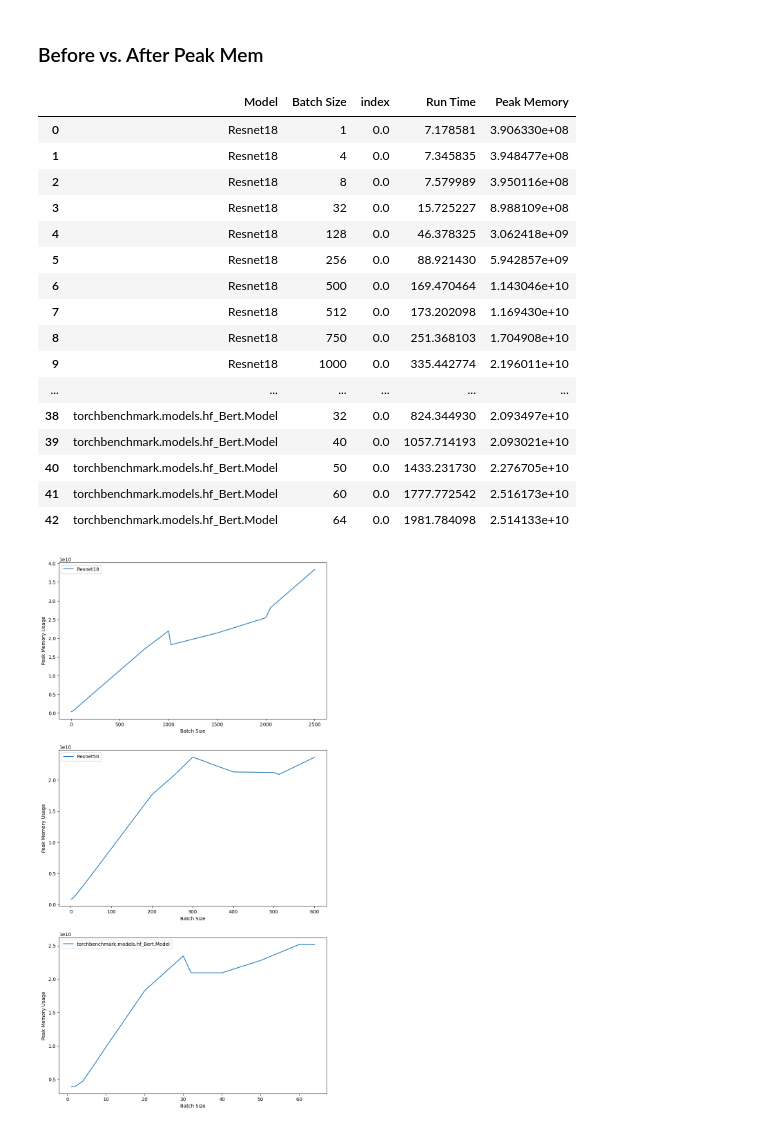
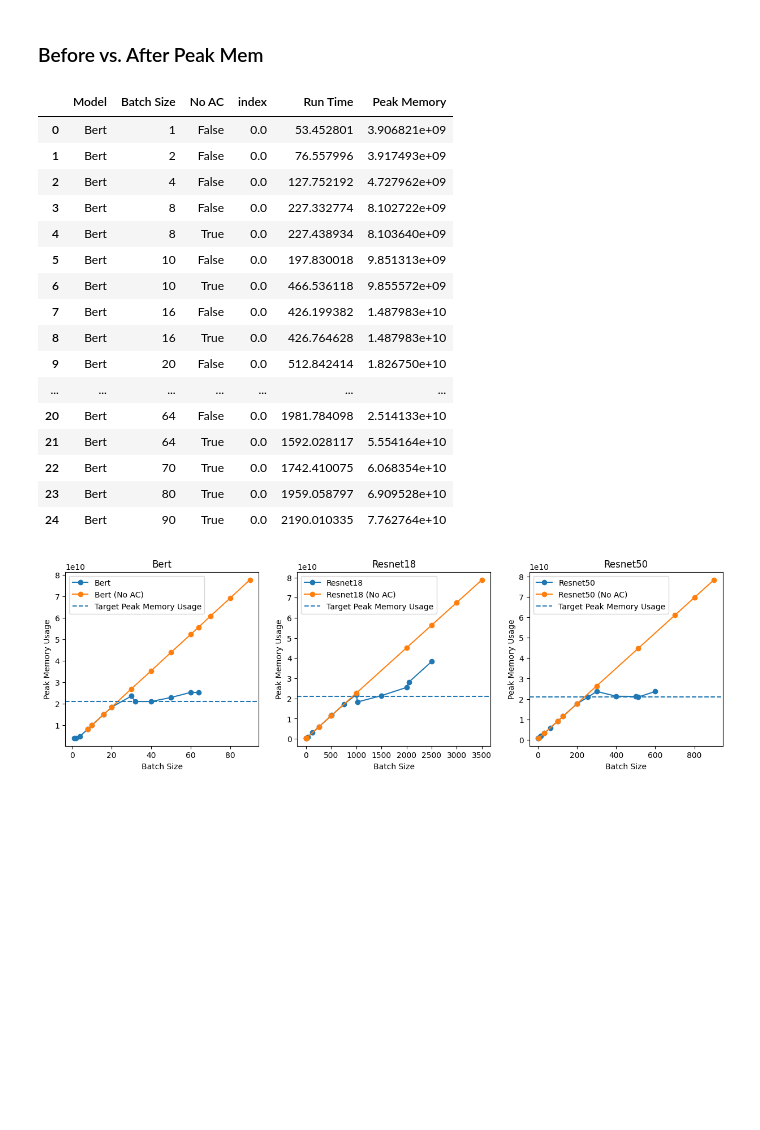
Before and after one commit to sanketkshah/cs265-mlsys-2024, a Jupyter notebook: plot_things.ipynb, the cells around one changed output. Cells and saved outputs as stored; diff of their text form; code cells hidden in the pictures; blank space fills up the shorter version.

```diff
--- a/plot_things.ipynb
+++ b/plot_things.ipynb
@@ -74,40 +81,64 @@ for file in os.listdir("results"):
             df = pd.concat([df, row_df])
 df = df.reset_index()
 
+# Change torchbenchmark.models.hf_Bert.Model to Bert
+df["Model"] = df["Model"].str.replace("torchbenchmark.models.hf_Bert.Model", "Bert")
+df["Model"] = df["Model"].str.replace(
+    "torchbenchmark.models.hf_Bert.Model (No AC)", "Bert (No AC)"
+)
+
+# Create a separate column for whether the model is no ac or not
+df["No AC"] = df["Model"].str.contains("No AC")
+# Remove the No AC from the Model column
+df["Model"] = df["Model"].str.replace(" (No AC)", "")
+
 # Group by Model and Batch Size and get the mean of the other two columns
-df = df.groupby(["Model", "Batch Size"]).mean().reset_index()
-df
+df = df.groupby(["Model", "Batch Size", "No AC"]).mean().reset_index()
+df.loc[df["Model"] == "Bert"]
 # %% [output]
-|  | Model | Batch Size | index | Run Time | Peak Memory |
-| 0 | Resnet18 | 1 | 0.0 | 7.178581 | 3.906330e+08 |
-| 1 | Resnet18 | 4 | 0.0 | 7.345835 | 3.948477e+08 |
-| 2 | Resnet18 | 8 | 0.0 | 7.579989 | 3.950116e+08 |
-| 3 | Resnet18 | 32 | 0.0 | 15.725227 | 8.988109e+08 |
-| 4 | Resnet18 | 128 | 0.0 | 46.378325 | 3.062418e+09 |
-| 5 | Resnet18 | 256 | 0.0 | 88.921430 | 5.942857e+09 |
-| 6 | Resnet18 | 500 | 0.0 | 169.470464 | 1.143046e+10 |
-| 7 | Resnet18 | 512 | 0.0 | 173.202098 | 1.169430e+10 |
-| 8 | Resnet18 | 750 | 0.0 | 251.368103 | 1.704908e+10 |
-| 9 | Resnet18 | 1000 | 0.0 | 335.442774 | 2.196011e+10 |
-| ... | ... | ... | ... | ... | ... |
-| 38 | torchbenchmark.models.hf_Bert.Model | 32 | 0.0 | 824.344930 | 2.093497e+10 |
-| 39 | torchbenchmark.models.hf_Bert.Model | 40 | 0.0 | 1057.714193 | 2.093021e+10 |
-| 40 | torchbenchmark.models.hf_Bert.Model | 50 | 0.0 | 1433.231730 | 2.276705e+10 |
-| 41 | torchbenchmark.models.hf_Bert.Model | 60 | 0.0 | 1777.772542 | 2.516173e+10 |
-| 42 | torchbenchmark.models.hf_Bert.Model | 64 | 0.0 | 1981.784098 | 2.514133e+10 |
+|  | Model | Batch Size | No AC | index | Run Time | Peak Memory |
+| 0 | Bert | 1 | False | 0.0 | 53.452801 | 3.906821e+09 |
+| 1 | Bert | 2 | False | 0.0 | 76.557996 | 3.917493e+09 |
+| 2 | Bert | 4 | False | 0.0 | 127.752192 | 4.727962e+09 |
+| 3 | Bert | 8 | False | 0.0 | 227.332774 | 8.102722e+09 |
+| 4 | Bert | 8 | True | 0.0 | 227.438934 | 8.103640e+09 |
+| 5 | Bert | 10 | False | 0.0 | 197.830018 | 9.851313e+09 |
+| 6 | Bert | 10 | True | 0.0 | 466.536118 | 9.855572e+09 |
+| 7 | Bert | 16 | False | 0.0 | 426.199382 | 1.487983e+10 |
+| 8 | Bert | 16 | True | 0.0 | 426.764628 | 1.487983e+10 |
+| 9 | Bert | 20 | False | 0.0 | 512.842414 | 1.826750e+10 |
+| ... | ... | ... | ... | ... | ... | ... |
+| 20 | Bert | 64 | False | 0.0 | 1981.784098 | 2.514133e+10 |
+| 21 | Bert | 64 | True | 0.0 | 1592.028117 | 5.554164e+10 |
+| 22 | Bert | 70 | True | 0.0 | 1742.410075 | 6.068354e+10 |
+| 23 | Bert | 80 | True | 0.0 | 1959.058797 | 6.909528e+10 |
+| 24 | Bert | 90 | True | 0.0 | 2190.010335 | 7.762764e+10 |
 # %%
 # Plot the peak memory usage vs. batch size for each model
 # Put each model in a different subplot
 assert df is not None
-fig, axes = plt.subplots(nrows=1, ncols=len(df["Model"].unique()), figsize=(10, 30))
+fig, axes = plt.subplots(nrows=1, ncols=len(df["Model"].unique()), figsize=(15, 4))
 for i, model in enumerate(df["Model"].unique()):
+    # Plot the no ac and ac models in different colors
+    df_no_ac = df[df["No AC"] == False]
+    df_ac = df[df["No AC"] == True]
     axes[i].plot(
-        df[df["Model"] == model]["Batch Size"],
-        df[df["Model"] == model]["Peak Memory"],
+        df_no_ac[df_no_ac["Model"] == model]["Batch Size"],
+        df_no_ac[df_no_ac["Model"] == model]["Peak Memory"],
         label=model,
+        marker="o",
+    )
+    axes[i].plot(
+        df_ac[df_ac["Model"] == model]["Batch Size"],
+        df_ac[df_ac["Model"] == model]["Peak Memory"],
+        label=model + " (No AC)",
+        marker="o",
     )
     axes[i].set_xlabel("Batch Size")
     axes[i].set_ylabel("Peak Memory Usage")
+    axes[i].set_title(model)
+    # Add horizontal line for memory limit (1/4 of total GPU memory)
+    axes[i].axhline(20937965568, linestyle="--", label="Target Peak Memory Usage")
     axes[i].legend()
 # %% [output]
-[figure, old version]
+[figure, new version]
```
Also changed, not shown: parts of 2 cells of this notebook, 2 other files.
